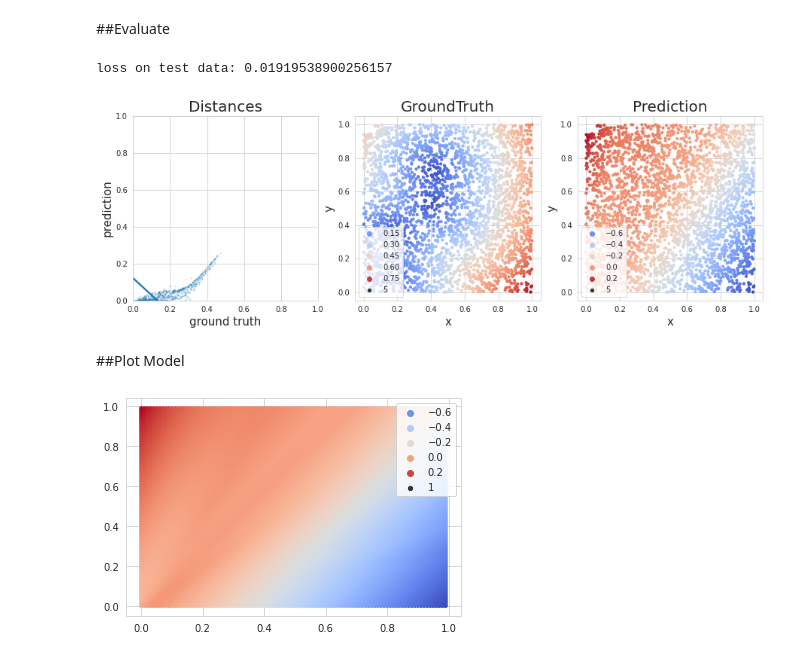
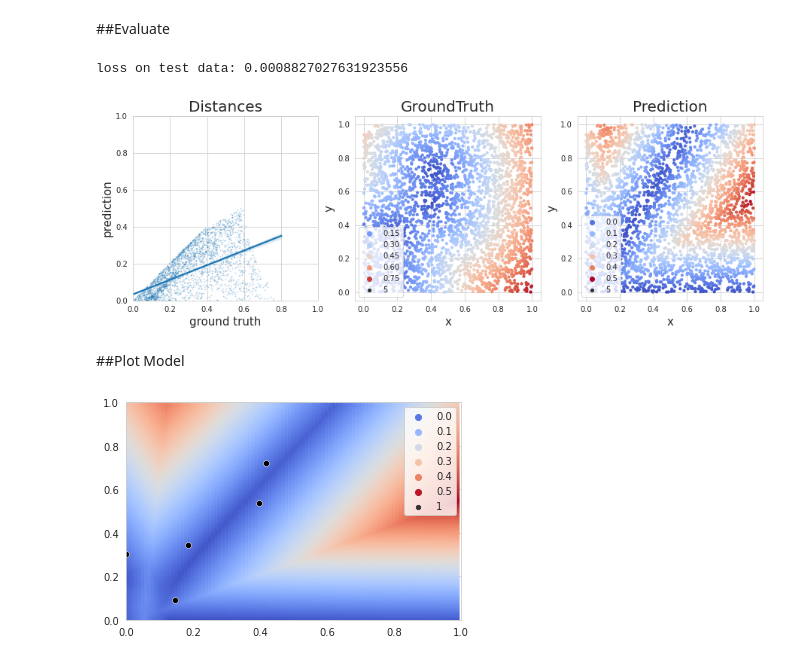
Before and after one commit to Egoago/Onlab, a Jupyter notebook: Önlab.ipynb, the cells around one changed output. Cells and saved outputs as stored; diff of their text form; code cells hidden in the pictures.

```diff
--- a/Önlab.ipynb
+++ b/Önlab.ipynb
@@ -71,9 +71,9 @@ trainPointNum = int(pointNum*(1-validSplit-testSplit))
 validPointNum = int(pointNum*validSplit)
 testPointNum = int(pointNum*testSplit)
 
-trainGen = DataGenerator(trainPointNum, trainPointNum, points)
-validGen = DataGenerator(validPointNum, validPointNum, points)
-testGen = DataGenerator(testPointNum, testPointNum, points)
+trainGen = DataGenerator(trainPointNum, 32, points)
+validGen = DataGenerator(validPointNum, 32, points)
+testGen = DataGenerator(testPointNum, 32, points)
 # %% [markdown]
 ##Creating model
 # %%
@@ -136,8 +136,8 @@ class CustomModel(Sequential):
 from tensorflow.keras.layers import Dense
 
 model = CustomModel([
-  Dense(128, activation='relu', kernel_initializer='he_normal', input_shape = (2,)),
-  #Dense(128, activation='relu', kernel_initializer='he_normal'),
+  Dense(64, activation='relu', kernel_initializer='he_normal', input_shape = (2,)),
+  Dense(64, activation='relu', kernel_initializer='he_normal'),
   Dense(1, activation='linear')
 ])
 model.summary()
@@ -169,7 +171,7 @@ es = EarlyStopping(min_delta = 1e-5,
 # %% [markdown]
 ##Train
 # %%
-epochs = 100
+epochs = 50
 history = model.fit(trainGen,
                     validation_data = validGen,
                     verbose = 1,
@@ -217,22 +219,25 @@ plots[2].set_xlabel('x', fontsize = 15)
 plots[2].set_ylabel('y', fontsize = 15)
 plots[2].set_title('Prediction', fontsize = 20);
 # %% [output]
-loss on test data: 0.01919538900256157
+loss on test data: 0.0008827027631923556
-[figure, old version]
+[figure, new version]
 # %% [markdown]
 ##Plot Model
 # %%
 resolution = 100
 grid = np.empty((resolution*resolution,2))
 for y in range(resolution):
   for x in range(resolution):
     grid[y*resolution+x] = [x/resolution, y/resolution]
 prediction = model.predict(grid)
 sns.scatterplot(x=grid[:,0],
                 y=grid[:,1],
                 hue = prediction.reshape(-1),
                 size = 1,
                 linewidth = 0,
-                palette='coolwarm');
+                palette='coolwarm')
+sns.scatterplot(x=points[:,0],
+                y=points[:,1],
+                color = 'black').set(xlim=(0,1),ylim=(0,1));
 # %% [output]
-[figure, old version]
+[figure, new version]
```
Also changed, not shown: parts of 2 cells of this notebook.
